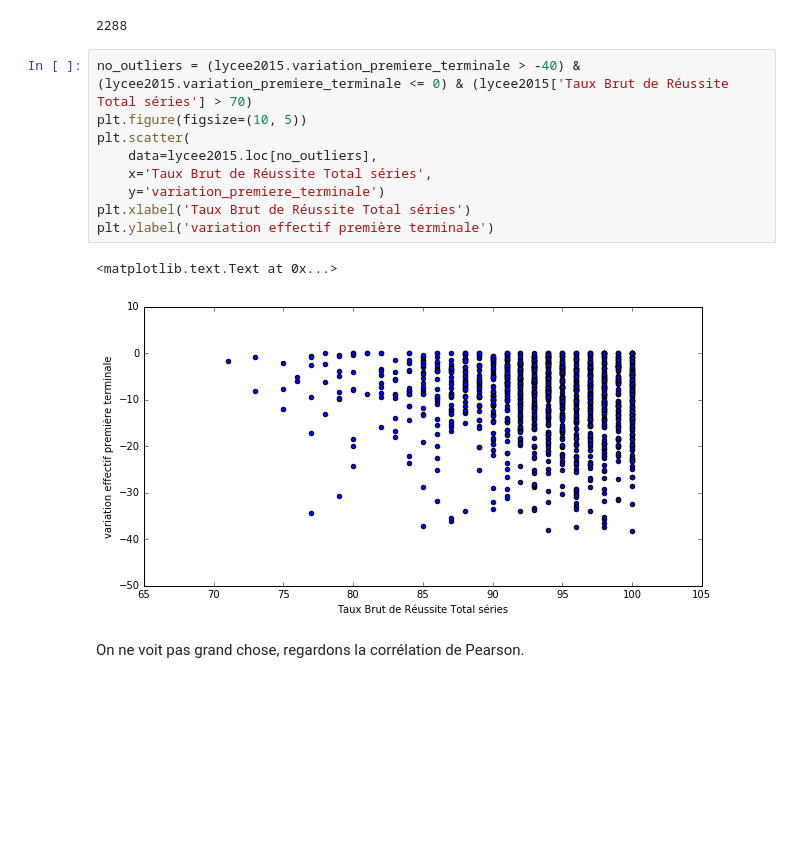
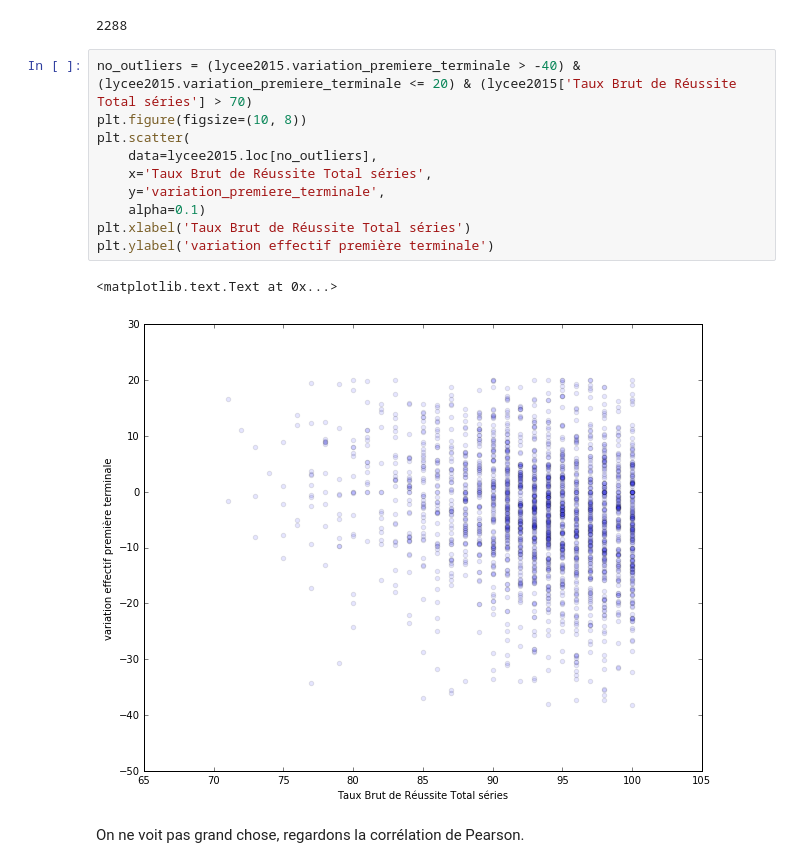
Before and after one commit to etalab/datagouv-funfacts, a Jupyter notebook: DFF1/Lycees_2015_BAC.ipynb, the cells around one changed output. Drawn from its saved outputs; the diff is of its cells as text; blank space fills up the shorter version.

```diff
--- a/DFF1/Lycees_2015_BAC.ipynb
+++ b/DFF1/Lycees_2015_BAC.ipynb
@@ -115,17 +115,18 @@ len(lycee2015)
 # %% [output]
 2288
 # %%
-no_outliers = (lycee2015.variation_premiere_terminale > -40) & (lycee2015.variation_premiere_terminale <= 0) & (lycee2015['Taux Brut de Réussite Total séries'] > 70)
-plt.figure(figsize=(10, 5))
+no_outliers = (lycee2015.variation_premiere_terminale > -40) & (lycee2015.variation_premiere_terminale <= 20) & (lycee2015['Taux Brut de Réussite Total séries'] > 70)
+plt.figure(figsize=(10, 8))
 plt.scatter(
     data=lycee2015.loc[no_outliers],
     x='Taux Brut de Réussite Total séries',
-    y='variation_premiere_terminale')
+    y='variation_premiere_terminale',
+    alpha=0.1)
 plt.xlabel('Taux Brut de Réussite Total séries')
 plt.ylabel('variation effectif première terminale')
 # %% [output]
 <matplotlib.text.Text at 0x...>
-[figure, old version]
+[figure, new version]
 # %% [markdown]
 On ne voit pas grand chose, regardons la corrélation de Pearson.
 # %%
```
Also changed, not shown: parts of 2 cells of this notebook.
